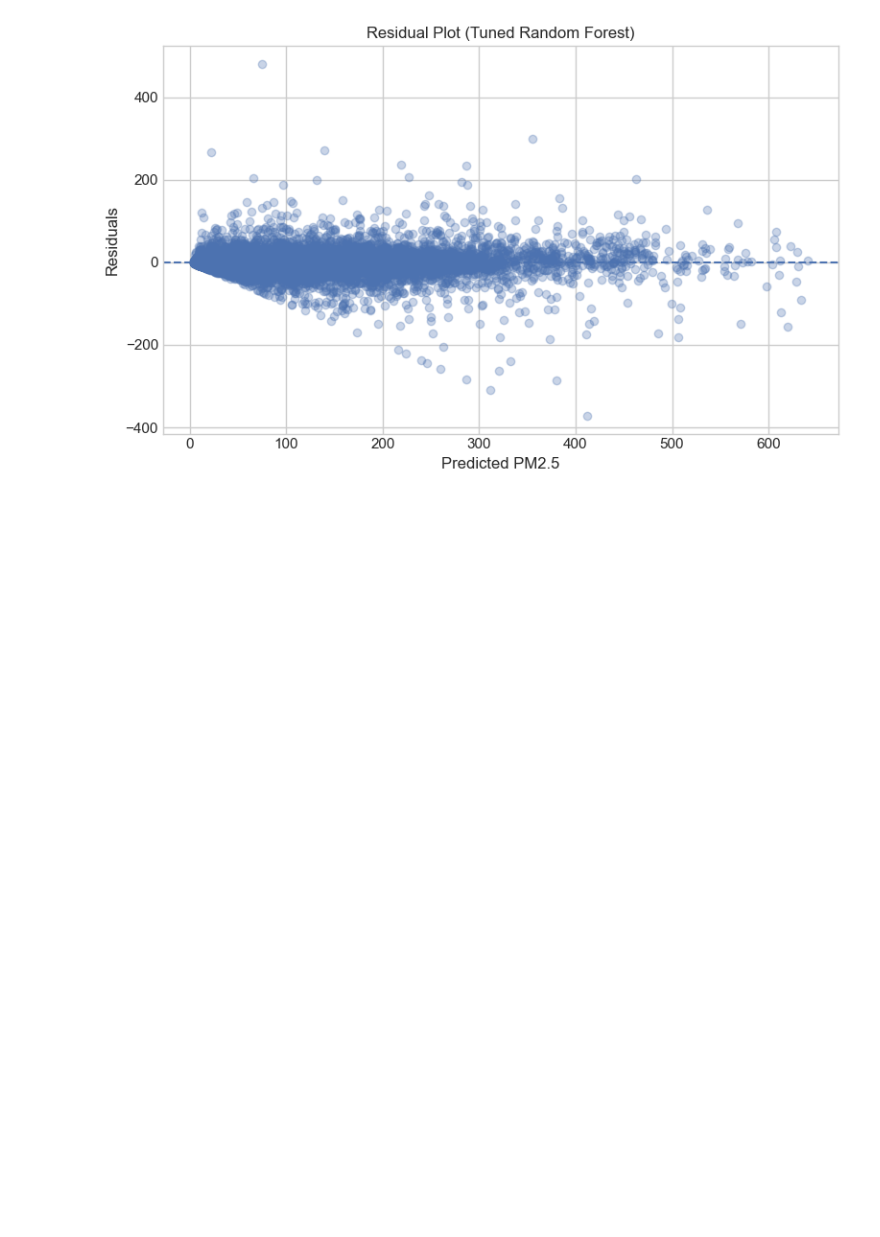
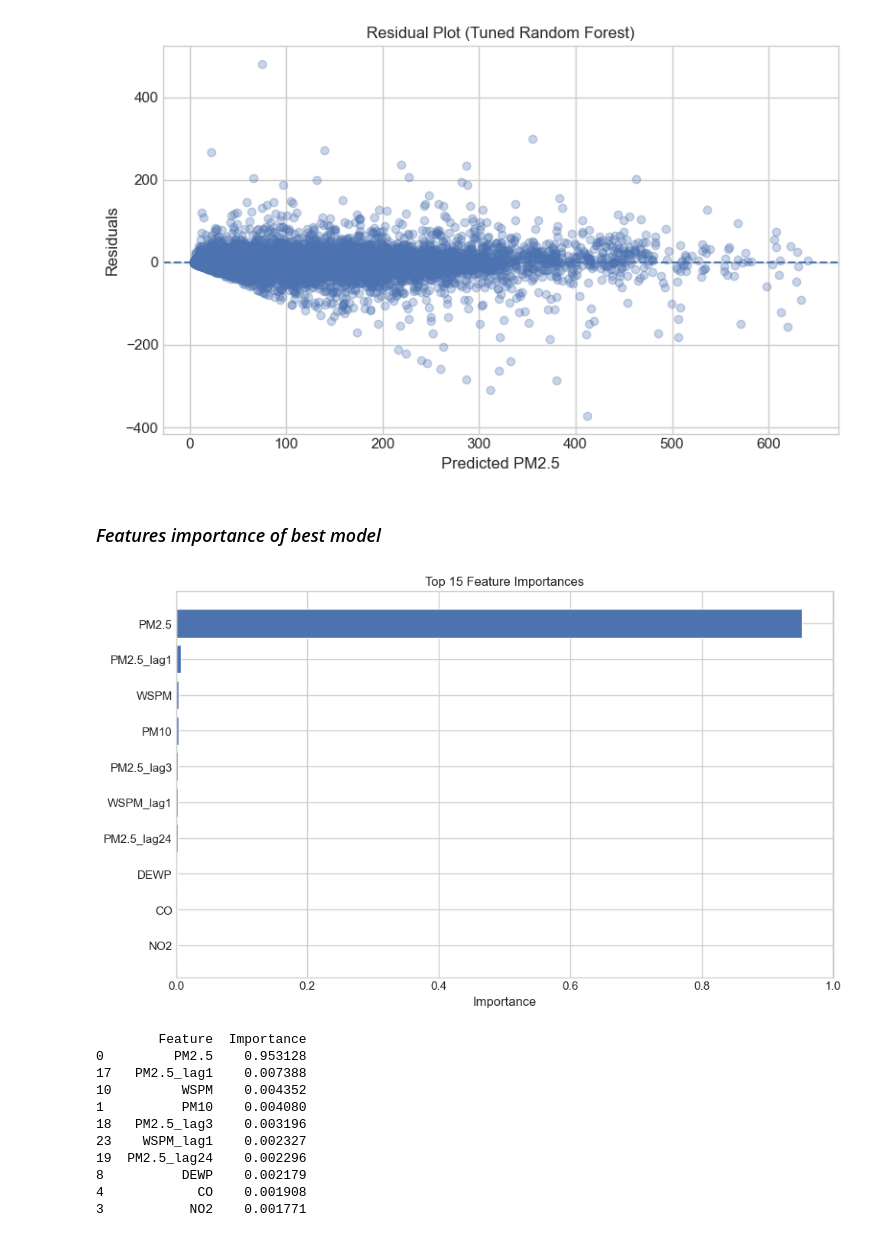
Before and after one commit to agbogunleyefayosope27-gif/CMP7005-PRAC1, a Jupyter notebook: CMP7005.ipynb, the cells around one changed output. Cells and saved outputs as stored; diff of their text form; code cells hidden in the pictures; blank space fills up the shorter version.

Commit message:
Plotted features importance of best model to complete Task 3.

```diff
--- a/CMP7005.ipynb
+++ b/CMP7005.ipynb
@@ -968,3 +968,40 @@ plt.tight_layout()
 plt.show()
 # %% [output]
 [figure]
+# %% [markdown]
+### *Features importance of best model*
+# %%
+if best_model_name == "Tuned Random Forest":
+    ohe = final_model.named_steps["preprocessor"].named_transformers_["cat"].named_steps["onehot"]
+    cat_feature_names = ohe.get_feature_names_out(categorical_features)
+    feature_names = numeric_features + list(cat_feature_names)
+
+    importances = final_model.named_steps["model"].feature_importances_
+
+    importance_df = pd.DataFrame({
+        "Feature": feature_names,
+        "Importance": importances
+    }).sort_values("Importance", ascending=False).head(10)
+
+    plt.figure(figsize=(10, 6))
+    plt.barh(importance_df["Feature"], importance_df["Importance"])
+    plt.gca().invert_yaxis()
+    plt.title("Top 15 Feature Importances")
+    plt.xlabel("Importance")
+    plt.tight_layout()
+    plt.show()
+
+    print(importance_df)
+# %% [output]
+[figure, added]
+        Feature  Importance
+0         PM2.5    0.953128
+17   PM2.5_lag1    0.007388
+10         WSPM    0.004352
+1          PM10    0.004080
+18   PM2.5_lag3    0.003196
+23    WSPM_lag1    0.002327
+19  PM2.5_lag24    0.002296
+8          DEWP    0.002179
+4            CO    0.001908
+3           NO2    0.001771
```
